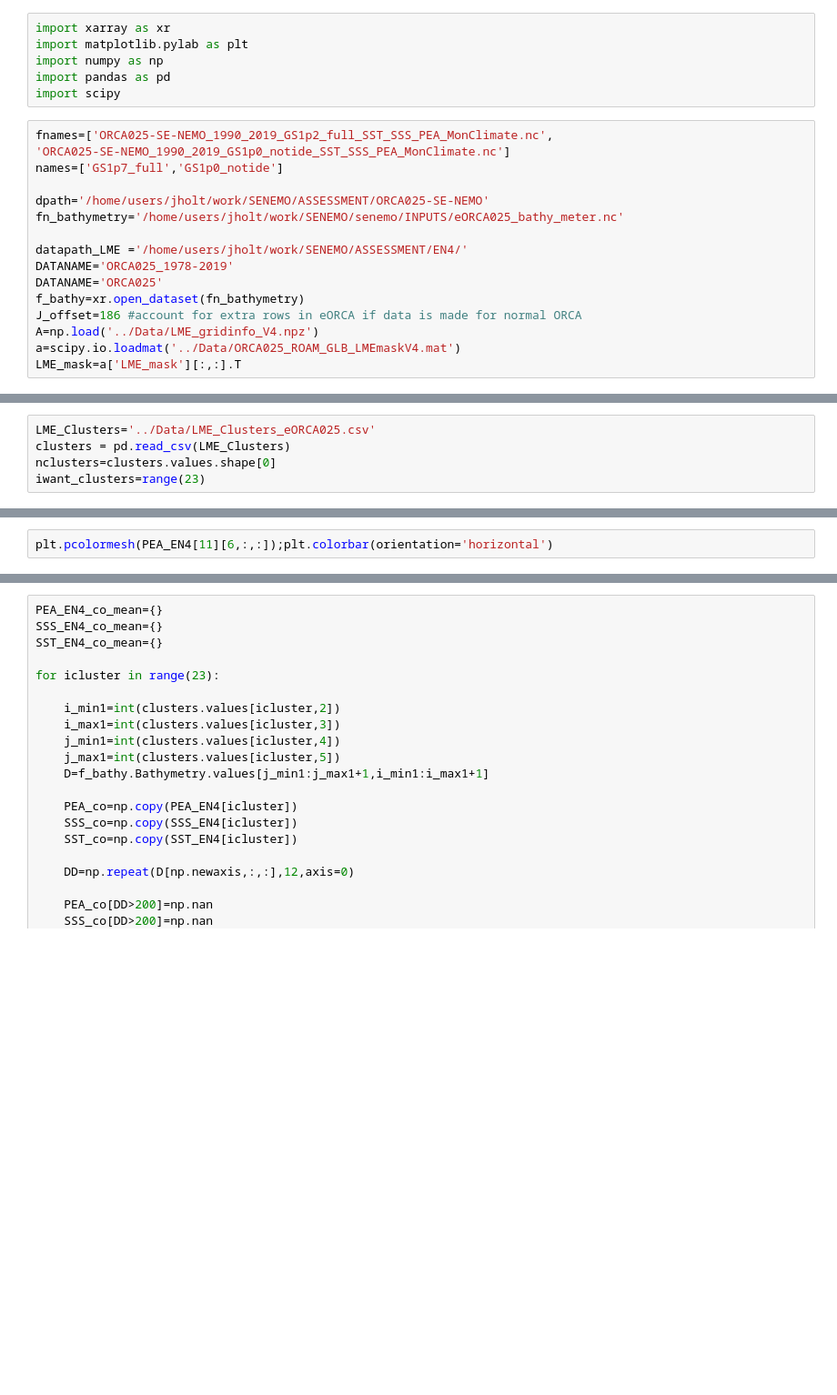
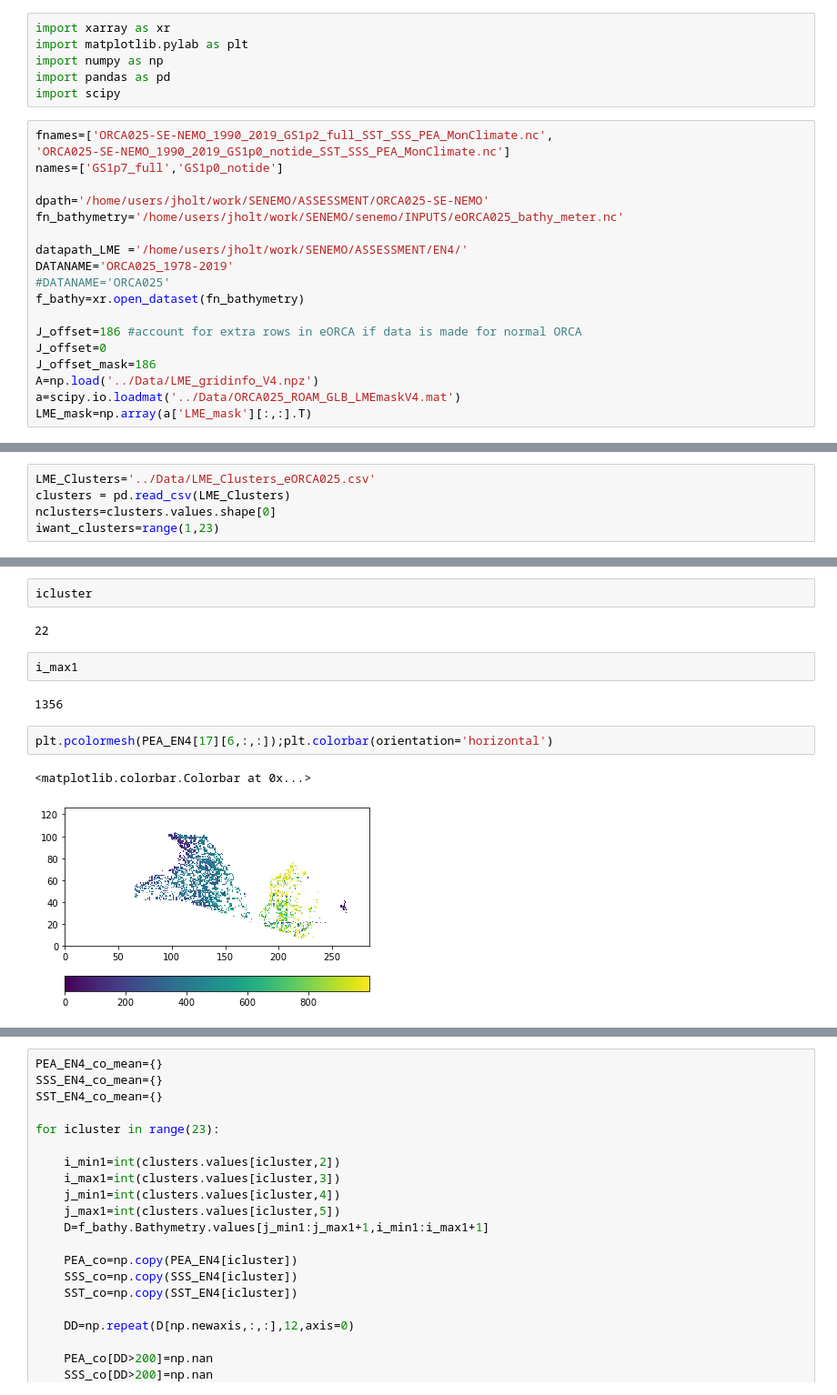
Before and after one commit to NOC-MSM/SE-NEMO, a Jupyter notebook: scripts/analysis/Notebooks/time_series_regional_clim.ipynb, the cells around one changed output, grey strips where cells are left out. Shown at 91% size. Cells and saved outputs as stored; diff of their text form; blank space fills up the shorter version.

```diff
--- a/scripts/analysis/Notebooks/time_series_regional_clim.ipynb
+++ b/scripts/analysis/Notebooks/time_series_regional_clim.ipynb
@@ -14,9 +14,12 @@ fn_bathymetry='/home/users/jholt/work/SENEMO/senemo/INPUTS/eORCA025_bathy_meter.
 
 datapath_LME ='/home/users/jholt/work/SENEMO/ASSESSMENT/EN4/'
 DATANAME='ORCA025_1978-2019'
-DATANAME='ORCA025'
+#DATANAME='ORCA025'
 f_bathy=xr.open_dataset(fn_bathymetry)
+
 J_offset=186 #account for extra rows in eORCA if data is made for normal ORCA
+J_offset=0
+J_offset_mask=186
 A=np.load('../Data/LME_gridinfo_V4.npz')
 a=scipy.io.loadmat('../Data/ORCA025_ROAM_GLB_LMEmaskV4.mat')
-LME_mask=a['LME_mask'][:,:].T
+LME_mask=np.array(a['LME_mask'][:,:].T)
@@ -24,4 +31,4 @@ LME_mask=a['LME_mask'][:,:].T
 LME_Clusters='../Data/LME_Clusters_eORCA025.csv'
 clusters = pd.read_csv(LME_Clusters)
 nclusters=clusters.values.shape[0]
-iwant_clusters=range(23)
+iwant_clusters=range(1,23)
@@ -134,5 +185,16 @@ for icluster in iwant_clusters:
+# %%
+icluster
+# %% [output]
+22
+# %%
+i_max1
+# %% [output]
+1356
 # %%
-plt.pcolormesh(PEA_EN4[11][6,:,:]);plt.colorbar(orientation='horizontal')
+plt.pcolormesh(PEA_EN4[17][6,:,:]);plt.colorbar(orientation='horizontal')
+# %% [output]
+<matplotlib.colorbar.Colorbar at 0x...>
+[figure, added]
 # %%
 PEA_co_mean={}
 SSS_co_mean={}
```
Also changed, not shown: parts of 5 cells of this notebook.
